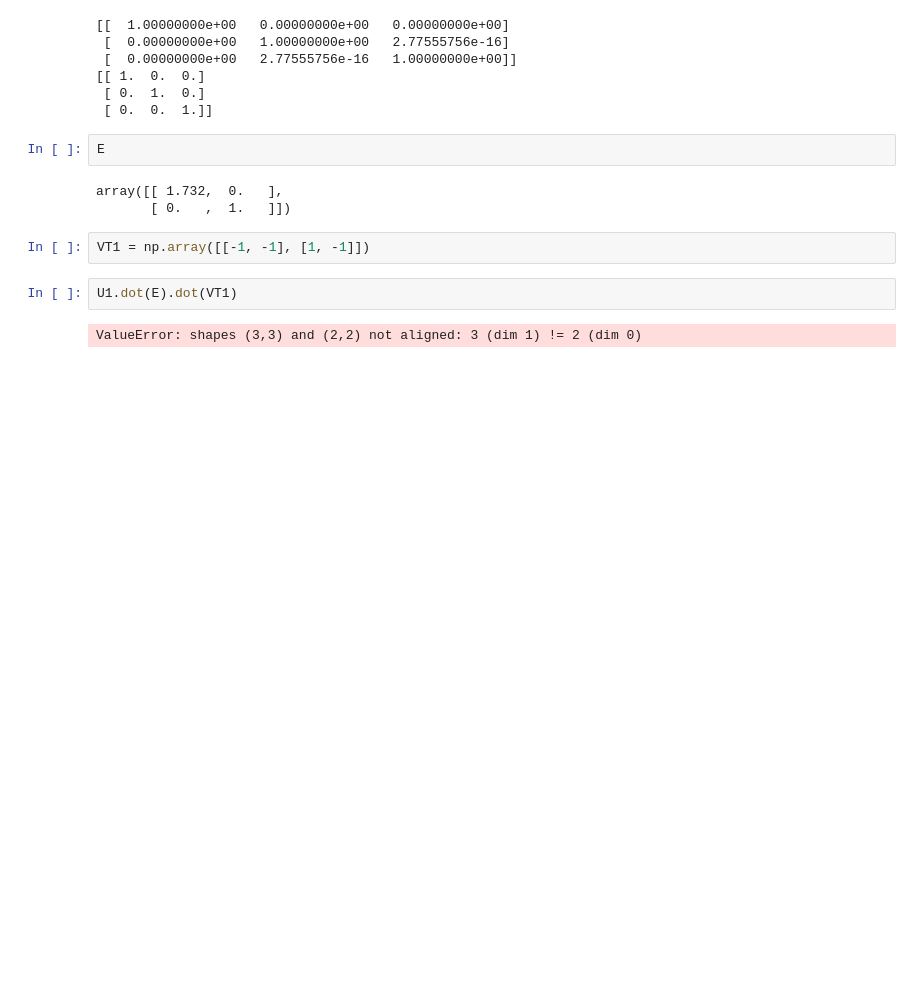
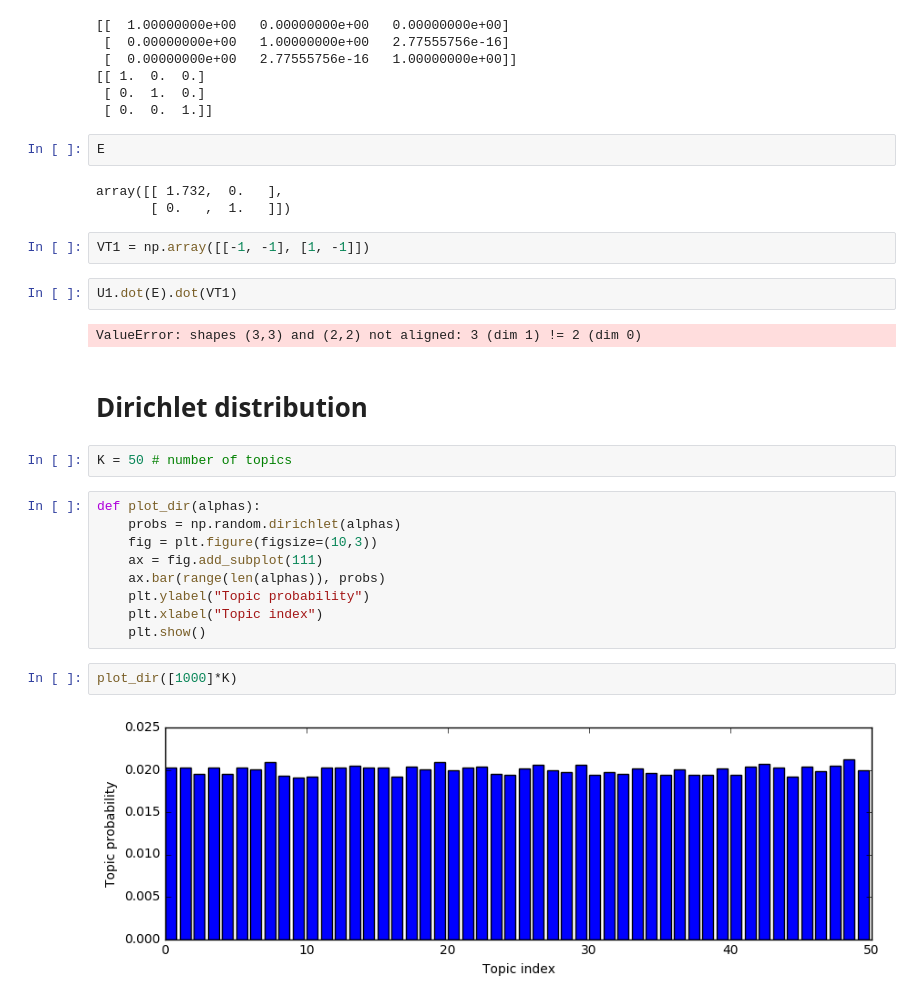
Before and after one commit to egorbunov/spbau, a Jupyter notebook: infret/hw3/playground.ipynb, the cells around one changed output. Drawn from its saved outputs; the diff is of its cells as text; blank space fills up the shorter version.

```diff
--- a/infret/hw3/playground.ipynb
+++ b/infret/hw3/playground.ipynb
@@ -266,3 +266,20 @@ VT1 = np.array([[-1, -1], [1, -1]])
 U1.dot(E).dot(VT1)
 # %% [output]
 ValueError: shapes (3,3) and (2,2) not aligned: 3 (dim 1) != 2 (dim 0)
+# %% [markdown]
+# Dirichlet distribution
+# %%
+K = 50 # number of topics
+# %%
+def plot_dir(alphas):
+    probs = np.random.dirichlet(alphas)
+    fig = plt.figure(figsize=(10,3))
+    ax = fig.add_subplot(111)
+    ax.bar(range(len(alphas)), probs)
+    plt.ylabel("Topic probability")
+    plt.xlabel("Topic index")
+    plt.show()
+# %%
+plot_dir([1000]*K)
+# %% [output]
+[figure, added]
```
Also changed, not shown: parts of 10 cells of this notebook, 7 other files.
